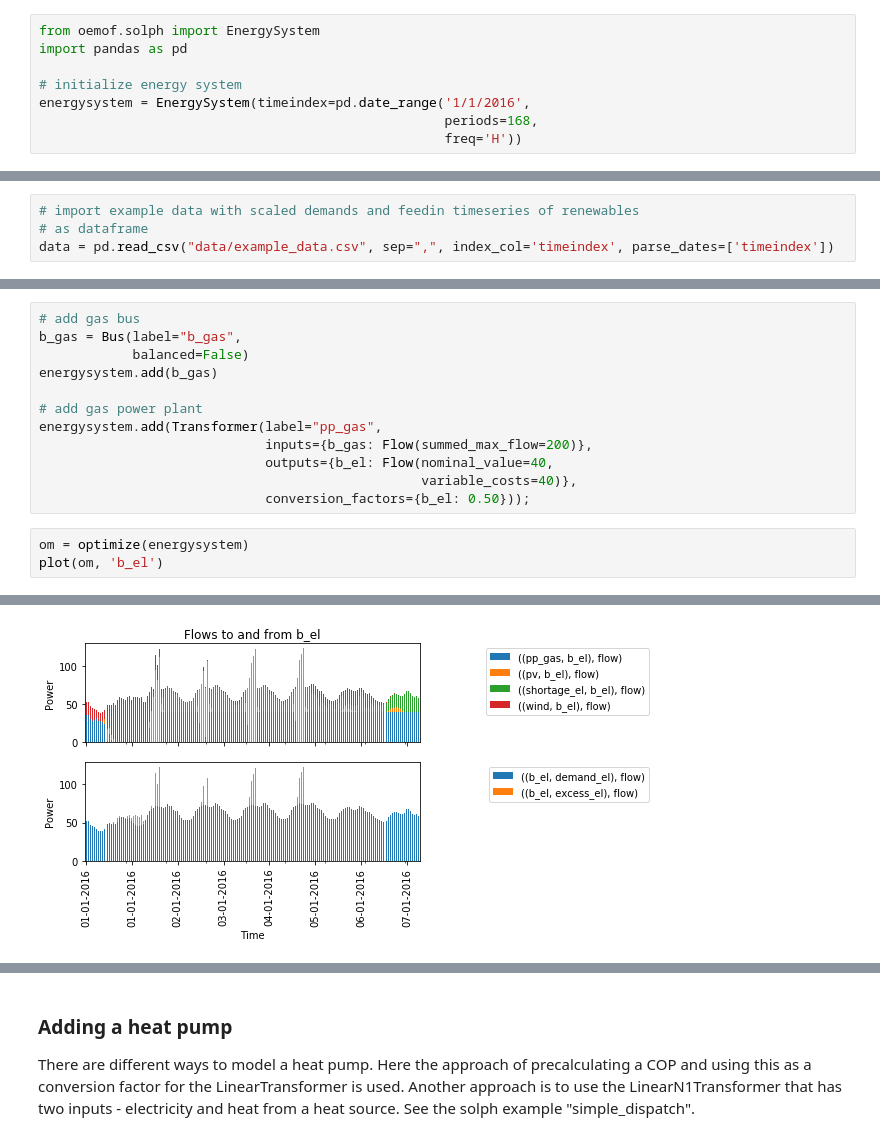
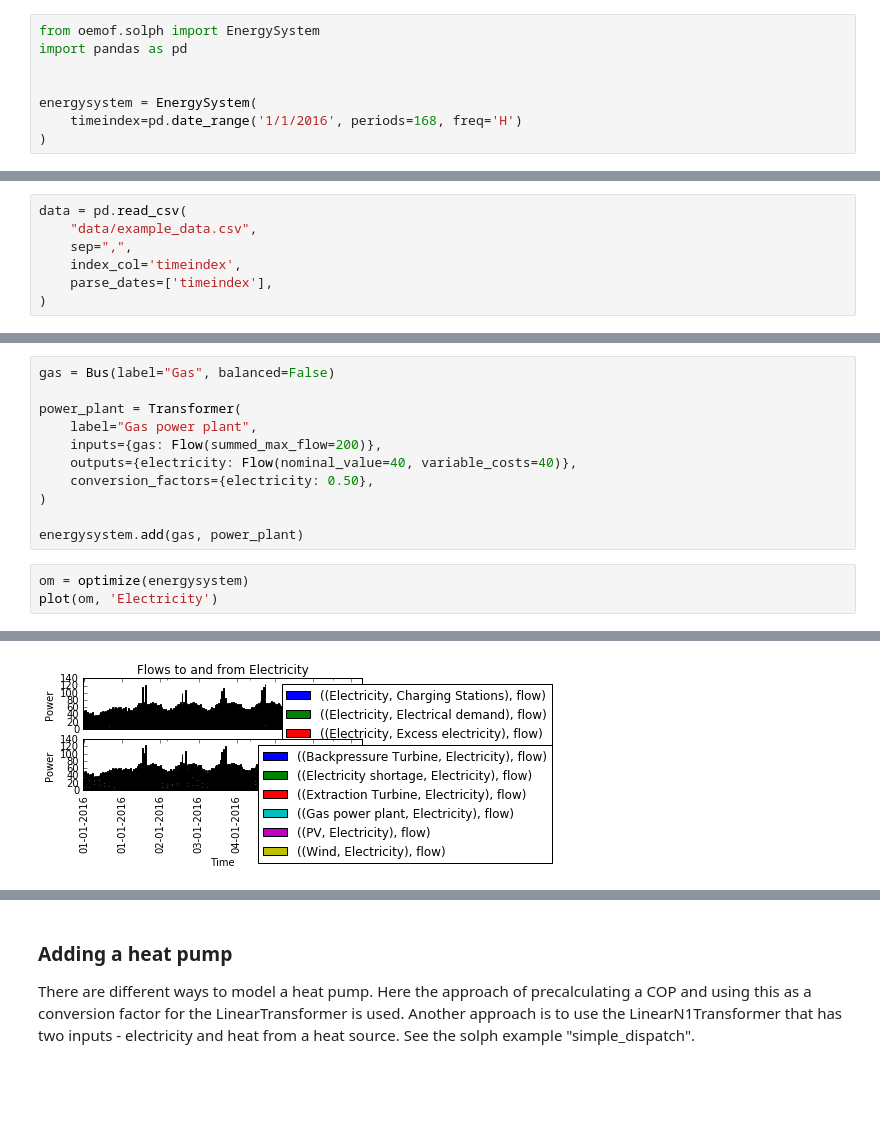
Before and after one commit to oemof/oemof-examples, a Jupyter notebook: oemof_examples/oemof.solph/v0.2.x/sector_coupling/sector_coupling.ipynb, the cells around one changed output, grey strips where cells are left out. Cells and saved outputs as stored; diff of their text form; blank space fills up the shorter version.

```diff
--- a/oemof_examples/oemof.solph/v0.2.x/sector_coupling/sector_coupling.ipynb
+++ b/oemof_examples/oemof.solph/v0.2.x/sector_coupling/sector_coupling.ipynb
@@ -20,7 +20,7 @@ This example requires the latest oemof version and jupyter. Install by:
 from oemof.solph import EnergySystem
 import pandas as pd
 
-# initialize energy system
-energysystem = EnergySystem(timeindex=pd.date_range('1/1/2016',
-                                                    periods=168,
-                                                    freq='H'))
+
+energysystem = EnergySystem(
+    timeindex=pd.date_range('1/1/2016', periods=168, freq='H')
+)
@@ -29,5 +32,8 @@ energysystem = EnergySystem(timeindex=pd.date_range('1/1/2016',
 # %%
-# import example data with scaled demands and feedin timeseries of renewables
-# as dataframe
-data = pd.read_csv("data/example_data.csv", sep=",", index_col='timeindex', parse_dates=['timeindex'])
+data = pd.read_csv(
+    "data/example_data.csv",
+    sep=",",
+    index_col='timeindex',
+    parse_dates=['timeindex'],
+)
 # %% [markdown]
@@ -156,18 +171,17 @@ plot(om, 'b_el')
 
 In order to add a gas power plant, a gas ressource bus is needed. The gas power plant connects the gas and electricity busses and thereby couples the gas and electricity sector.
 # %%
-# add gas bus
-b_gas = Bus(label="b_gas",
-            balanced=False)
-energysystem.add(b_gas)
+gas = Bus(label="Gas", balanced=False)
 
-# add gas power plant
-energysystem.add(Transformer(label="pp_gas",
-                             inputs={b_gas: Flow(summed_max_flow=200)},
-                             outputs={b_el: Flow(nominal_value=40,
-                                                 variable_costs=40)},
-                             conversion_factors={b_el: 0.50}));
+power_plant = Transformer(
+    label="Gas power plant",
+    inputs={gas: Flow(summed_max_flow=200)},
+    outputs={electricity: Flow(nominal_value=40, variable_costs=40)},
+    conversion_factors={electricity: 0.50},
+)
+
+energysystem.add(gas, power_plant)
 # %%
 om = optimize(energysystem)
-plot(om, 'b_el')
+plot(om, 'Electricity')
 # %% [output]
@@ -174,4 +189,4 @@ plot(om, 'b_el')
-[figure, old version]
+[figure, new version]
 # %% [markdown]
 ## Adding the heat sector
 
```
Also changed, not shown: parts of 29 cells of this notebook.
